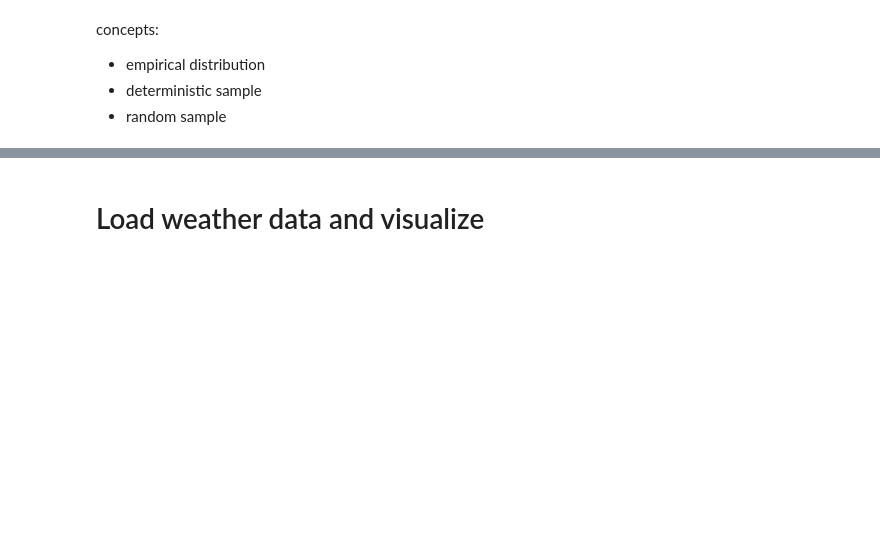
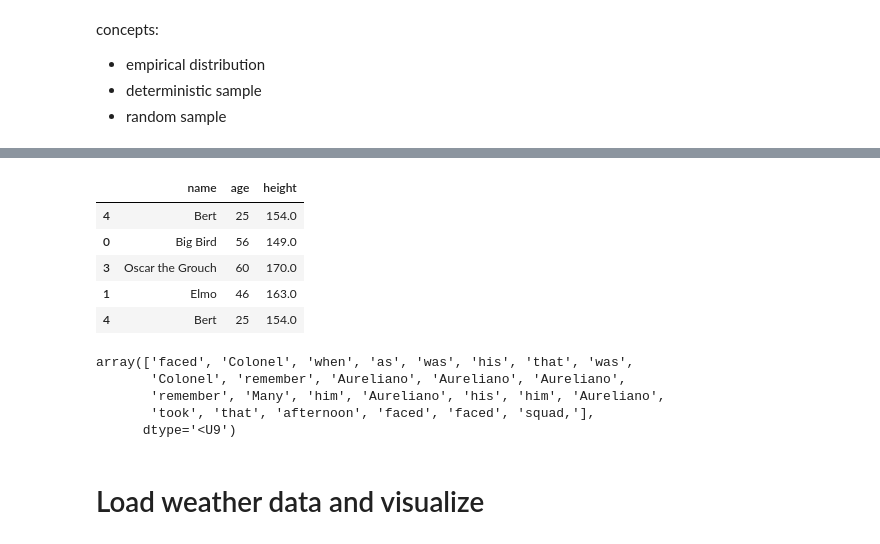
Before and after one commit to stanford-mse-125/demos, a Jupyter notebook: bootstrap.ipynb, the cells around one changed output, grey strips where cells are left out. Cells and saved outputs as stored; diff of their text form; code cells hidden in the pictures; blank space fills up the shorter version.

```diff
--- a/bootstrap.ipynb
+++ b/bootstrap.ipynb
@@ -13,3 +34,26 @@ concepts:
+# %%
+# resample with replacement
+df.sample(n, replace=True)
+# %% [output]
+|  | name | age | height |
+| 4 | Bert | 25 | 154.0 |
+| 0 | Big Bird | 56 | 149.0 |
+| 3 | Oscar the Grouch | 60 | 170.0 |
+| 1 | Elmo | 46 | 163.0 |
+| 4 | Bert | 25 | 154.0 |
+# %%
+# the first sentence of one hundred years of solitude
+sentence = "Many years later, as he faced the firing squad, Colonel Aureliano Buendía was to remember that distant afternoon when his father took him to discover ice."
+words = sentence.split()
+# resample from the sentence with replacement
+resample = np.random.choice(words, size=len(words), replace=True)
+resample
+# %% [output]
+array(['faced', 'Colonel', 'when', 'as', 'was', 'his', 'that', 'was',
+       'Colonel', 'remember', 'Aureliano', 'Aureliano', 'Aureliano',
+       'remember', 'Many', 'him', 'Aureliano', 'his', 'him', 'Aureliano',
+       'took', 'that', 'afternoon', 'faced', 'faced', 'squad,'],
+      dtype='<U9')
 # %% [markdown]
 # Load weather data and visualize
 # %%
```
Also changed, not shown: parts of 18 cells of this notebook, 1 other file.
